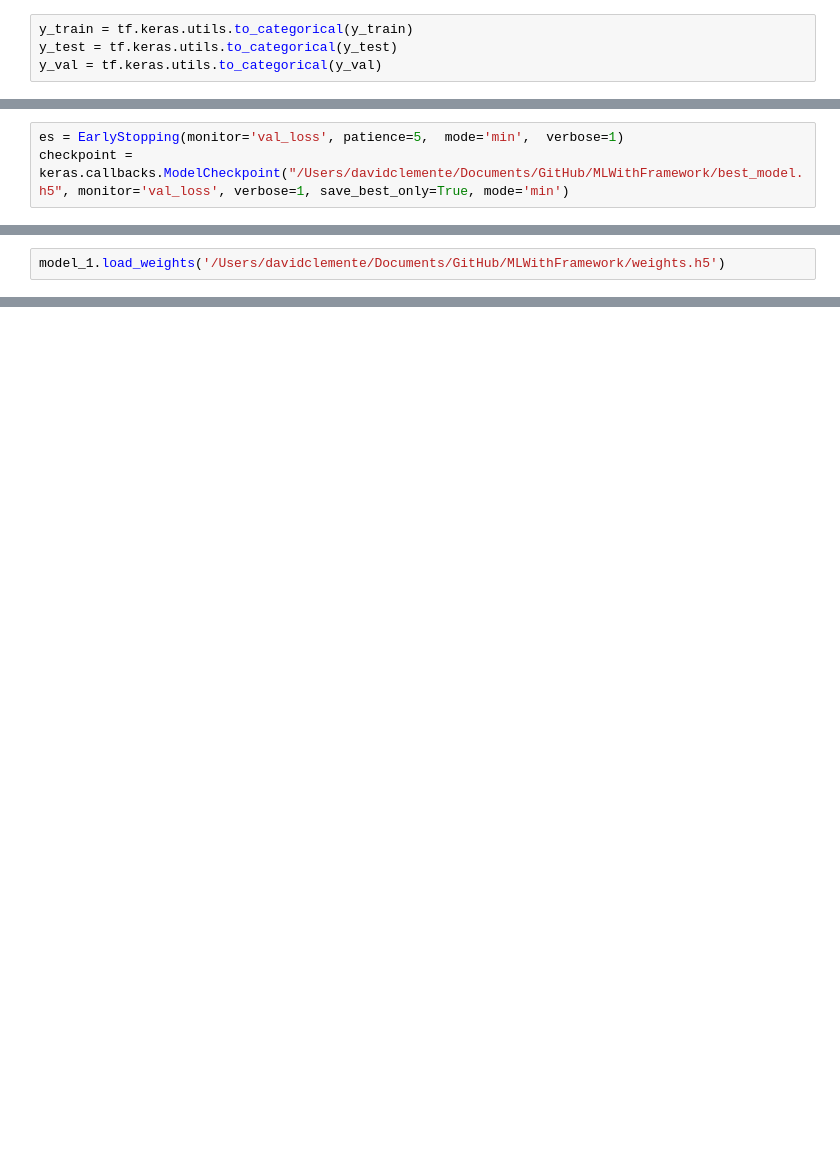
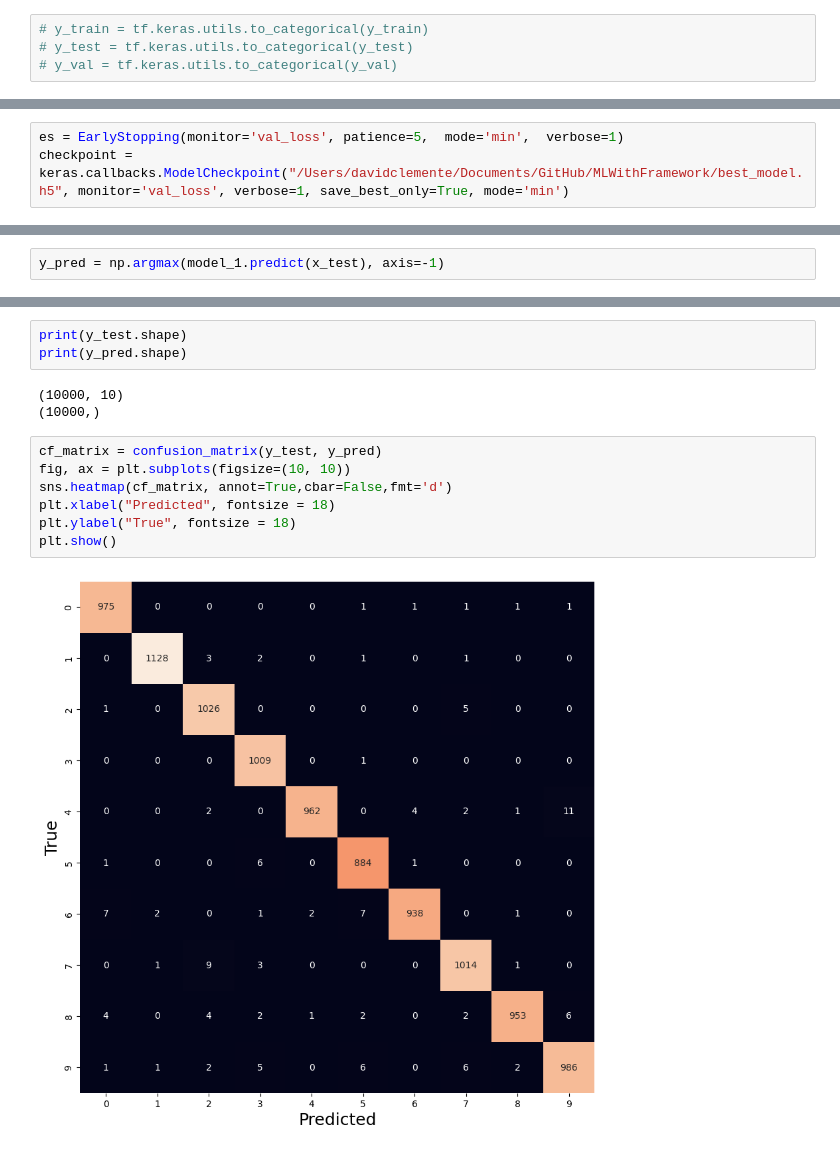
Before and after one commit to A01753740/MLWithFramework, a Jupyter notebook: handwrtiting.ipynb, the cells around one changed output, grey strips where cells are left out. Cells and saved outputs as stored; diff of their text form; blank space fills up the shorter version.

```diff
--- a/handwrtiting.ipynb
+++ b/handwrtiting.ipynb
@@ -74,9 +79,9 @@ x_train = x_train / 255.0
 x_test = x_test / 255.0
 x_val = x_val/ 255.0
 # %%
-y_train = tf.keras.utils.to_categorical(y_train)
-y_test = tf.keras.utils.to_categorical(y_test)
-y_val = tf.keras.utils.to_categorical(y_val)
+# y_train = tf.keras.utils.to_categorical(y_train)
+# y_test = tf.keras.utils.to_categorical(y_test)
+# y_val = tf.keras.utils.to_categorical(y_val)
 # %%
 x_val.shape
 # %% [output]
@@ -179,2 +176,0 @@ model_1.save_weights('/Users/davidclemente/Documents/GitHub/MLWithFramework/weig
-# %%
-model_1.load_weights('/Users/davidclemente/Documents/GitHub/MLWithFramework/weights.h5')
@@ -198,0 +193,2 @@ plt.show()
+# %%
+y_pred = np.argmax(model_1.predict(x_test), axis=-1)
@@ -198,0 +216,15 @@ plt.show()
+# %%
+print(y_test.shape)
+print(y_pred.shape)
+# %% [output]
+(10000, 10)
+(10000,)
+# %%
+cf_matrix = confusion_matrix(y_test, y_pred)
+fig, ax = plt.subplots(figsize=(10, 10))
+sns.heatmap(cf_matrix, annot=True,cbar=False,fmt='d')
+plt.xlabel("Predicted", fontsize = 18)
+plt.ylabel("True", fontsize = 18)
+plt.show()
+# %% [output]
+[figure, added]
```
Also changed, not shown: parts of 19 cells of this notebook, 6 other files.
